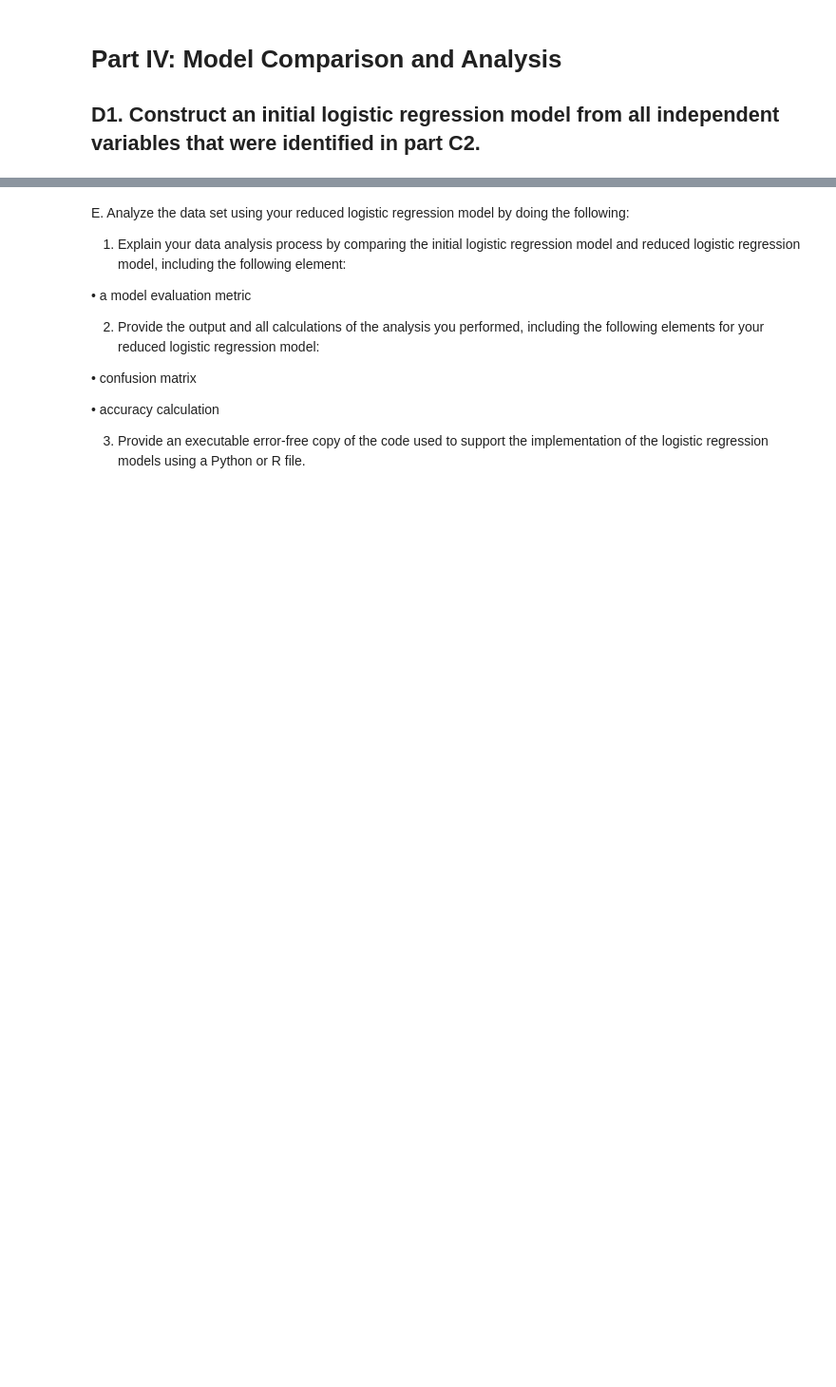
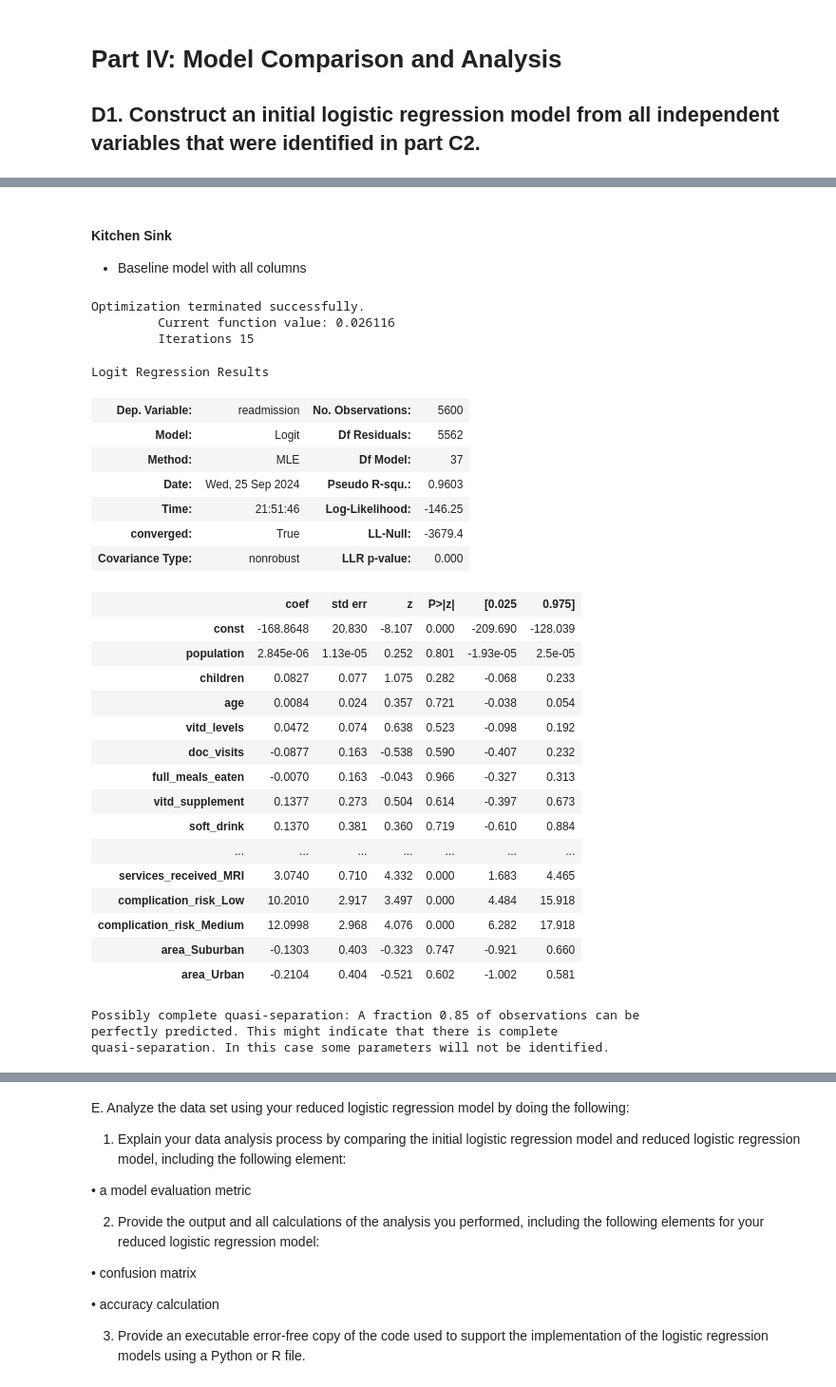
Before and after one commit to DesireeMcElroy/WGU_MSDA, a Jupyter notebook: D208-Predictive_Modeling/logistic_regression_task2.ipynb, the cells around one changed output, grey strips where cells are left out. Shown at 95% size. Saved outputs shown, nothing was run; the diff lists cells and outputs as text; code cells hidden in the pictures; blank space fills up the shorter version.

Commit message:
initial and reduced model

```diff
--- a/D208-Predictive_Modeling/logistic_regression_task2.ipynb
+++ b/D208-Predictive_Modeling/logistic_regression_task2.ipynb
@@ -552,5 +647,7 @@ The columns listed below are nominal categorical variables, meaning they represe
 # %%
-# df.to_csv('logistic_regression_cleaned_df.csv')
+filtered_df.to_csv('logistic_regression_cleaned_df.csv', index=False)
+# read back in if needed
+filtered_df = pd.read_csv('logistic_regression_cleaned_df.csv')
 # %% [markdown]
 # Part IV: Model Comparison and Analysis
 
@@ -557,0 +660,15 @@ The columns listed below are nominal categorical variables, meaning they represe
+# %%
+# split data into train, validate and test sets
+train_validate, test = train_test_split(filtered_df,
+                                        test_size=.2,
+                                        random_state=314,
+                                        shuffle=True)
+
+train, validate = train_test_split(train_validate,
+                                   test_size=.3,
+                                   random_state=314,
+                                   shuffle=True)
+
+print(f'Train shape ---> {train.shape}')
+print(f'Validate shape ---> {validate.shape}')
+print(f'Test shape ---> {test.shape}')
@@ -557,0 +679,60 @@ The columns listed below are nominal categorical variables, meaning they represe
+# %%
+# set xtrain and ytrain
+X_train_orig = train.drop(columns='readmission')
+X_validate_orig = validate.drop(columns='readmission')
+X_test_orig = test.drop(columns='readmission')
+
+y_train = train.readmission
+y_validate = validate.readmission
+y_test = test.readmission
+
+y_train = pd.DataFrame(y_train)
+y_validate= pd.DataFrame(y_validate)
+y_test = pd.DataFrame(y_test)
+# %% [markdown]
+#### Kitchen Sink
+- Baseline model with all columns
+# %%
+# keep copies of original DF for initial model
+X_train_initial = X_train_orig.copy(deep=True)
+X_validate_initial = X_validate_orig.copy(deep=True)
+X_test_initial = X_test_orig.copy(deep=True)
+# %%
+# adding constant
+X_train_sm = sm.add_constant(X_train_initial)
+
+# fit model
+logit_model = sm.Logit(y_train.readmission, X_train_sm)
+result = logit_model.fit()
+result.summary()
+# %% [output]
+Optimization terminated successfully.
+         Current function value: 0.026116
+         Iterations 15
+Logit Regression Results
+| Dep. Variable: | readmission | No. Observations: | 5600 |
+| Model: | Logit | Df Residuals: | 5562 |
+| Method: | MLE | Df Model: | 37 |
+| Date: | Wed, 25 Sep 2024 | Pseudo R-squ.: | 0.9603 |
+| Time: | 21:51:46 | Log-Likelihood: | -146.25 |
+| converged: | True | LL-Null: | -3679.4 |
+| Covariance Type: | nonrobust | LLR p-value: | 0.000 |
+|  | coef | std err | z | P>|z| | [0.025 | 0.975] |
+| const | -168.8648 | 20.830 | -8.107 | 0.000 | -209.690 | -128.039 |
+| population | 2.845e-06 | 1.13e-05 | 0.252 | 0.801 | -1.93e-05 | 2.5e-05 |
+| children | 0.0827 | 0.077 | 1.075 | 0.282 | -0.068 | 0.233 |
+| age | 0.0084 | 0.024 | 0.357 | 0.721 | -0.038 | 0.054 |
+| vitd_levels | 0.0472 | 0.074 | 0.638 | 0.523 | -0.098 | 0.192 |
+| doc_visits | -0.0877 | 0.163 | -0.538 | 0.590 | -0.407 | 0.232 |
+| full_meals_eaten | -0.0070 | 0.163 | -0.043 | 0.966 | -0.327 | 0.313 |
+| vitd_supplement | 0.1377 | 0.273 | 0.504 | 0.614 | -0.397 | 0.673 |
+| soft_drink | 0.1370 | 0.381 | 0.360 | 0.719 | -0.610 | 0.884 |
+| ... | ... | ... | ... | ... | ... | ... |
+| services_received_MRI | 3.0740 | 0.710 | 4.332 | 0.000 | 1.683 | 4.465 |
+| complication_risk_Low | 10.2010 | 2.917 | 3.497 | 0.000 | 4.484 | 15.918 |
+| complication_risk_Medium | 12.0998 | 2.968 | 4.076 | 0.000 | 6.282 | 17.918 |
+| area_Suburban | -0.1303 | 0.403 | -0.323 | 0.747 | -0.921 | 0.660 |
+| area_Urban | -0.2104 | 0.404 | -0.521 | 0.602 | -1.002 | 0.581 |
+Possibly complete quasi-separation: A fraction 0.85 of observations can be
+perfectly predicted. This might indicate that there is complete
+quasi-separation. In this case some parameters will not be identified.
```
Also changed, not shown: parts of 23 cells of this notebook.
